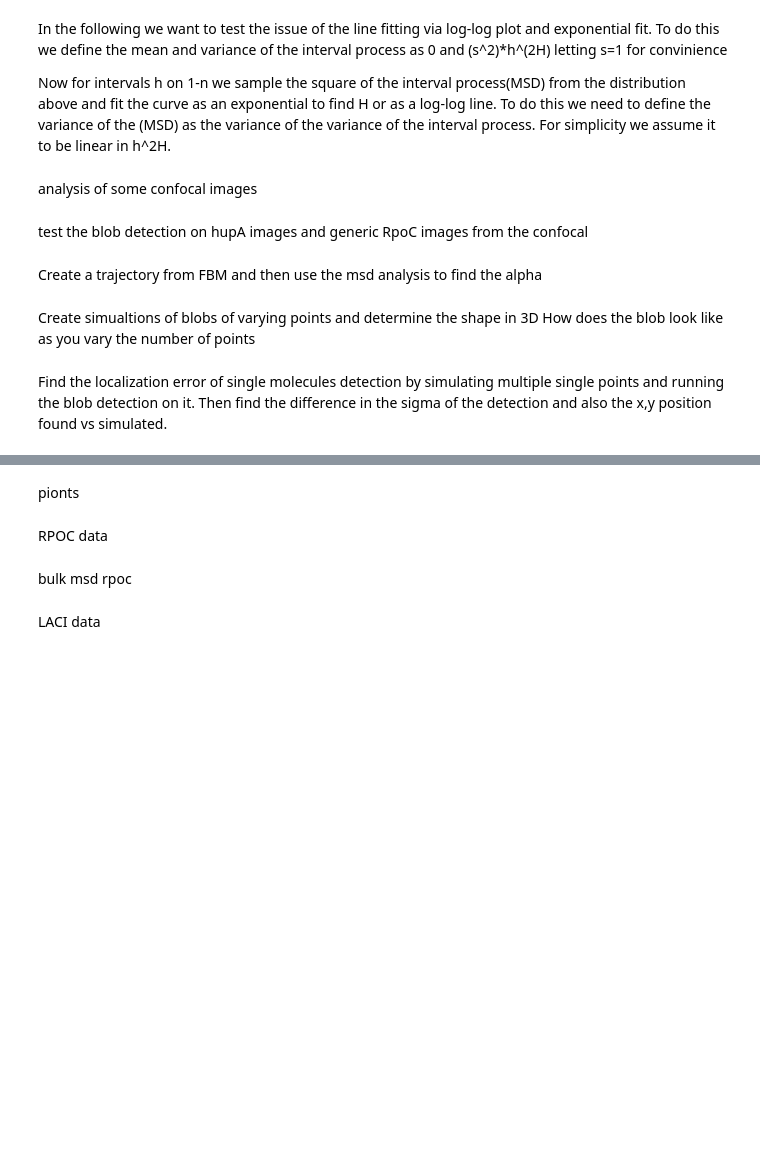
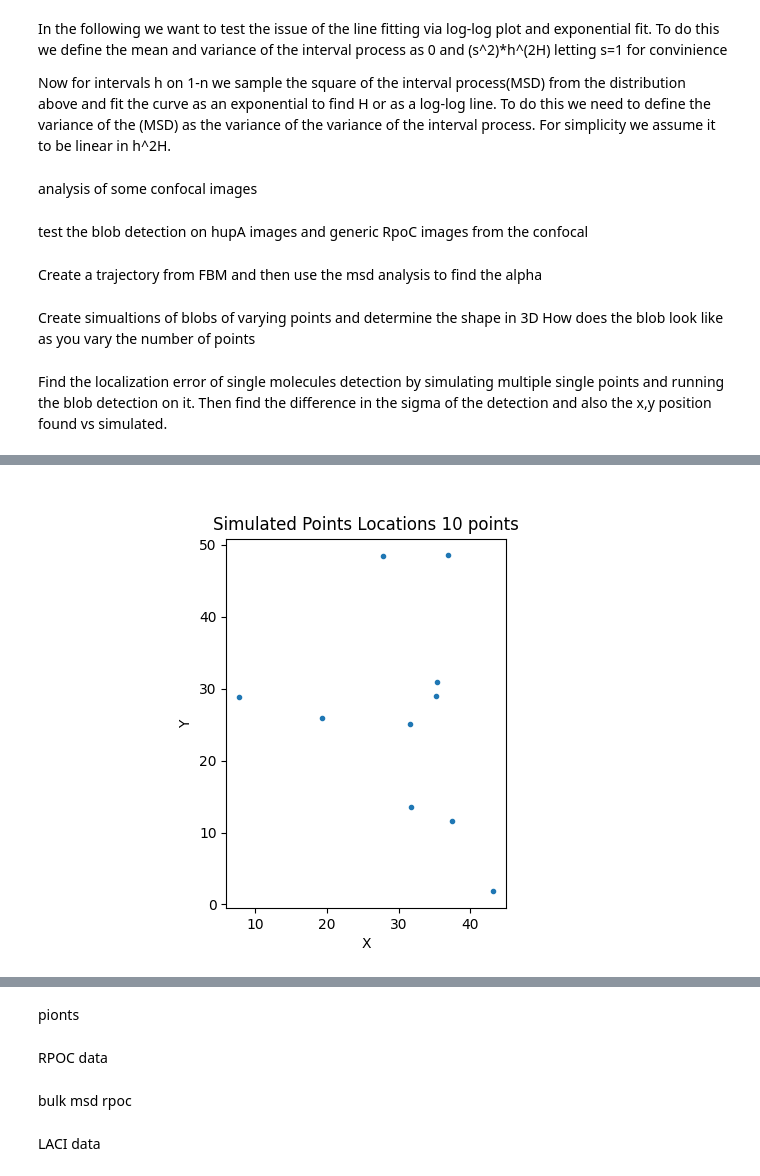
Before and after one commit to joemans3/Single_Particle_Analysis, a Jupyter notebook: Density_Map.ipynb, the cells around one changed output, grey strips where cells are left out. Cells and saved outputs as stored; diff of their text form; code cells hidden in the pictures; blank space fills up the shorter version.

Commit message:
made changes to density_map for num blobs detected

```diff
--- a/Density_Map.ipynb
+++ b/Density_Map.ipynb
@@ -2096,7 +2096,7 @@ sim = simulate_foci.sim_foci(max_x = 50,
                             radius = 2,
                             center = [20.,25.],
                             total_points = 1000,
-                            density_dif = 20.0,
+                            density_dif = 10.0,
                             pdf = simulate_foci.tophat_function_2d,
                             point_intensity = 40,
                             projection_frames = 1000)
@@ -2104,7 +2104,6 @@ sim.uniform_blob = False
 sim.psf_sigma = 0.82
 sim.base_noise = 140
 map,sim_xy = sim.simulate_point(generator = None,movie=False)
-print(sim_xy)
 #plot the points in sim_xy
 fig,ax = plt.subplots()
 ax.plot(sim_xy[:,0],sim_xy[:,1],".")
@@ -2118,7 +2117,7 @@ map = np.array(map)
 b = blob_detection(path = map,\
                     median= False,\
                     threshold= 1e3, \
-                    min_sigma= 1/np.sqrt(2), \
+                    min_sigma= 1.1/np.sqrt(2), \
                     max_sigma = 10/np.sqrt(2), \
                     num_sigma= 1000, \
                     overlap = 0, \
@@ -2176,0 +2158,91 @@ plt.show()
+# %%
+#density change
+density_scan = np.linspace(1,100,10)
+point_scan = np.arange(10,1000,100)
+num_blobs = np.zeros(len(point_scan))
+num_clusters = np.zeros(len(point_scan))
+for i in point_scan:
+    sim = simulate_foci.sim_foci(max_x = 50,
+                            min_x = 0,
+                            radius = 2,
+                            center = [20.,25.],
+                            total_points = i,
+                            density_dif = 20.0,
+                            pdf = simulate_foci.tophat_function_2d,
+                            point_intensity = 40,
+                            projection_frames = 1000)
+    sim.uniform_blob = False
+    sim.psf_sigma = 0.82
+    sim.base_noise = 140
+    map,sim_xy = sim.simulate_point(generator = None,movie=False)
+    fig,ax = plt.subplots()
+    ax.plot(sim_xy[:,0],sim_xy[:,1],".")
+    ax.set_aspect("equal")
+    ax.set_xlabel("X")
+    ax.set_ylabel("Y")
+    ax.set_title("Simulated Points Locations {} points".format(i))
+    plt.show()
+
+    clustering = OPTICS(min_samples=5).fit(sim_xy)
+    a = plt.scatter(sim_xy[:,0],sim_xy[:,1],s= 1,c = clustering.labels_)
+    plt.xlabel("X")
+    plt.ylabel("Y")
+    plt.title("OPTICS Clustering with {} minsamples".format(5))
+    #add a colorbar
+    plt.colorbar(a)
+    plt.show()
+
+    num_cluster = len(clustering.cluster_hierarchy_)
+    num_clusters[np.where(point_scan == i)] = num_cluster
+    b = blob_detection(path = map,\
+                    median= False,\
+                    threshold= 6e2, \
+                    min_sigma= 1.4/np.sqrt(2), \
+                    max_sigma = 10/np.sqrt(2), \
+                    num_sigma= 1000, \
+                    overlap = 0, \
+                    logscale=False,
+                    verbose=True)
+    b._update_fitting_parameters(kwargs={"mask_size":3,
+                                "plot_fit":False,
+                                "fitting_image":"Original",
+                                "radius_func":None,
+                                "sigma_range":2,
+                                "centroid_range":2})
+    c = b.detection(type = "bp")
+    #find the number of blobs identified
+    num_blob = len(c["Scale"])
+    num_blobs[np.where(point_scan == i)] = num_blob
+    #find the size of the blob identified
+    blob_size = np.mean(c["Scale"][:,2])
+    #comapre the blob size to the simulated one
+    error_blob_size = np.abs(blob_size - sim.radius)/sim.radius
+    #plot the map with the identified blobs
+    fig = plt.figure()
+    ax = fig.add_subplot()
+    ax.imshow(map,cmap="gray")
+    for j in c["Scale"]:
+        cir = plt.Circle((j[1],j[0]),j[2],fill = False, edgecolor = "green")
+        ax.add_artist(cir)
+        ax.plot(j[1],j[0],"o",color = "green",markersize = 2,label = "Fitted Blob Center and Radius")
+        cir2 = plt.Circle((sim.center[0],sim.center[1]),sim.radius,fill = False,edgecolor = "Red")
+        ax.add_artist(cir2)
+        ax.plot(sim.center[0],sim.center[1],"o",color = "red",markersize = 2,label = "Simulated Blob Center and Radius")
+    #add a legend outside the plot
+    ax.legend(bbox_to_anchor=(1.05, 1), loc='upper left', borderaxespad=0.)
+    plt.title("Blob Detection with {} points".format(i))
+    plt.show()
+
+#create a plot with two y axis ( one for num_blobs and one for num_clusters)
+fig,ax1 = plt.subplots()
+ax1.plot(point_scan,num_blobs,"o",label = "Number of Blobs")
+ax1.set_xlabel("Number of Points")
+ax1.set_ylabel("Number of Blobs")
+ax1.set_title("Number of Blobs vs Number of Points")
+ax2 = ax1.twinx()
+ax2.plot(point_scan,num_clusters,"o",color = "red",label = "Number of Clusters")
+ax2.set_ylabel("Number of Clusters")
+ax2.legend()
+plt.show()
+# %% [output]
+[figure, added]
```
Also changed, not shown: parts of 8 cells of this notebook.
